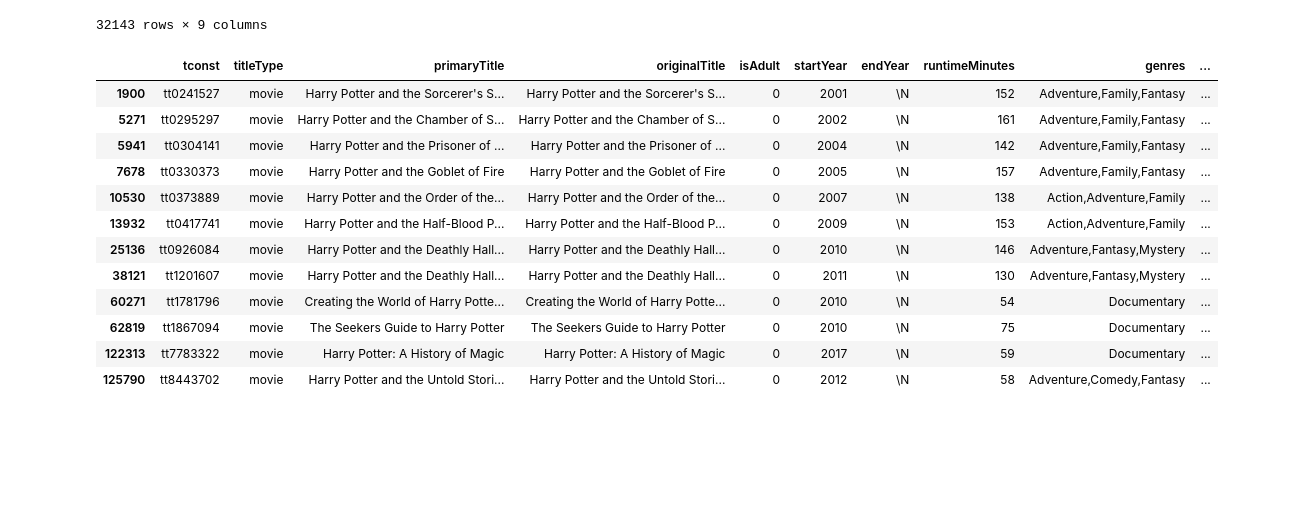
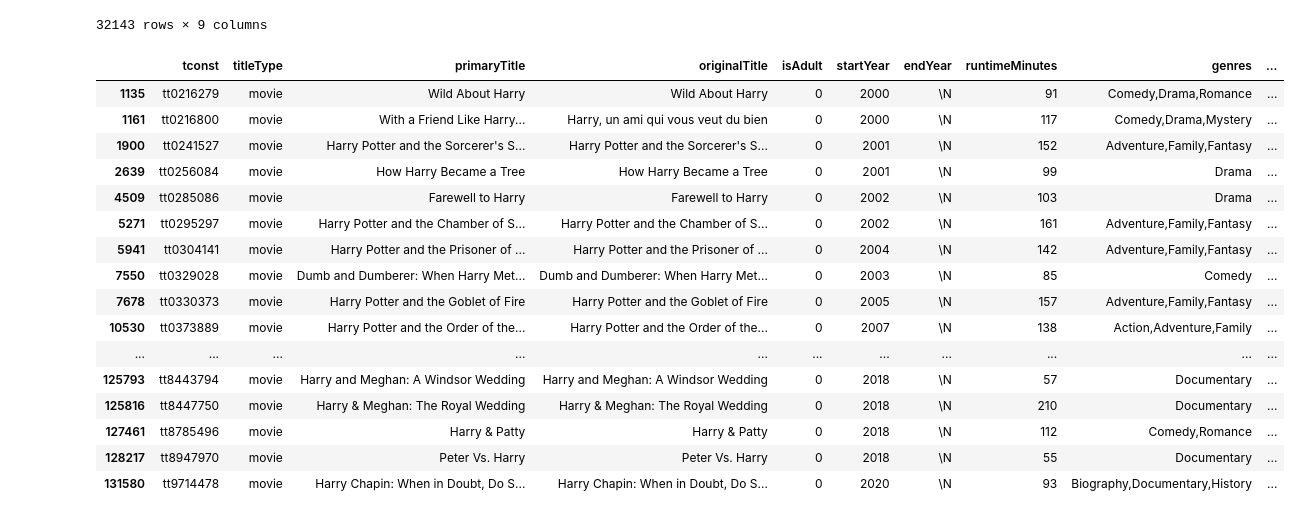
Before and after one commit to HYOB99/MovieRecSite, a Jupyter notebook: exploratory.ipynb, the cells around one changed output. Drawn from its saved outputs; the diff is of its cells as text; code cells hidden in the pictures; blank space fills up the shorter version.

```diff
--- a/exploratory.ipynb
+++ b/exploratory.ipynb
@@ -1,6 +1,7 @@
 # %%
 import pandas as pd
 import numpy as np
-df = pd.read_csv(r"C:\Users\darkt\Documents\GitHub\ppt21\title.basics.tsv\title_basics.tsv", sep='\t')
+title_basics = pd.read_csv(r"C:\Users\darkt\Dropbox\School\FA21\Codable\title.basics.tsv\title_basics.tsv", sep='\t')
+title_crew = pd.read_csv(r"C:\Users\darkt\Dropbox\School\FA21\Codable\title.crew.tsv\title_crew.tsv", sep='\t')
+title_principals = pd.read_csv(r"C:\Users\darkt\Dropbox\School\FA21\Codable\title.principals.tsv\title_principals.tsv", sep='\t')
+title_ratings = pd.read_csv(r"C:\Users\darkt\Dropbox\School\FA21\Codable\title.ratings.tsv\title_ratings.tsv", sep='\t')
-# %%
-rating = pd.read_csv(r"C:\Users\darkt\Documents\GitHub\ppt21\title.ratings.tsv\title_ratings.tsv", sep='\t')
@@ -20,8 +90,3 @@ rating.loc[rating['averageRating'] != '\\N']
 | 1191174 | tt9916766 | 7.1 | 17 |
 | 1191175 | tt9916778 | 7.5 | 31 |
 1191176 rows × 3 columns
-# %%
-df = df.loc[(df['titleType'] == 'movie') & (df['runtimeMinutes'] != '\\N') ]
-df = df.loc[(df['startYear'] != "\\N") & (df['endYear'] == "\\N")]
-df['startYear'] = pd.to_numeric(df["startYear"])
-df = df.loc[df['startYear'] >= 2000]
@@ -44,18 +125,22 @@ df.loc[df['primaryTitle'] != df['originalTitle']]
 # %%
 temp = pd.merge(df, rating, how = 'inner', on = 'tconst')
 # %%
-temp.loc[temp['originalTitle'].str.contains('Harry Potter')]
+temp.loc[temp['originalTitle'].str.contains('Harry')]
 # %% [output]
 |  | tconst | titleType | primaryTitle | originalTitle | isAdult | startYear | endYear | runtimeMinutes | genres | ... |
+| 1135 | tt0216279 | movie | Wild About Harry | Wild About Harry | 0 | 2000 | \N | 91 | Comedy,Drama,Romance | ... |
+| 1161 | tt0216800 | movie | With a Friend Like Harry... | Harry, un ami qui vous veut du bien | 0 | 2000 | \N | 117 | Comedy,Drama,Mystery | ... |
 | 1900 | tt0241527 | movie | Harry Potter and the Sorcerer's S... | Harry Potter and the Sorcerer's S... | 0 | 2001 | \N | 152 | Adventure,Family,Fantasy | ... |
+| 2639 | tt0256084 | movie | How Harry Became a Tree | How Harry Became a Tree | 0 | 2001 | \N | 99 | Drama | ... |
+| 4509 | tt0285086 | movie | Farewell to Harry | Farewell to Harry | 0 | 2002 | \N | 103 | Drama | ... |
 | 5271 | tt0295297 | movie | Harry Potter and the Chamber of S... | Harry Potter and the Chamber of S... | 0 | 2002 | \N | 161 | Adventure,Family,Fantasy | ... |
 | 5941 | tt0304141 | movie | Harry Potter and the Prisoner of ... | Harry Potter and the Prisoner of ... | 0 | 2004 | \N | 142 | Adventure,Family,Fantasy | ... |
+| 7550 | tt0329028 | movie | Dumb and Dumberer: When Harry Met... | Dumb and Dumberer: When Harry Met... | 0 | 2003 | \N | 85 | Comedy | ... |
 | 7678 | tt0330373 | movie | Harry Potter and the Goblet of Fire | Harry Potter and the Goblet of Fire | 0 | 2005 | \N | 157 | Adventure,Family,Fantasy | ... |
 | 10530 | tt0373889 | movie | Harry Potter and the Order of the... | Harry Potter and the Order of the... | 0 | 2007 | \N | 138 | Action,Adventure,Family | ... |
-| 13932 | tt0417741 | movie | Harry Potter and the Half-Blood P... | Harry Potter and the Half-Blood P... | 0 | 2009 | \N | 153 | Action,Adventure,Family | ... |
-| 25136 | tt0926084 | movie | Harry Potter and the Deathly Hall... | Harry Potter and the Deathly Hall... | 0 | 2010 | \N | 146 | Adventure,Fantasy,Mystery | ... |
-| 38121 | tt1201607 | movie | Harry Potter and the Deathly Hall... | Harry Potter and the Deathly Hall... | 0 | 2011 | \N | 130 | Adventure,Fantasy,Mystery | ... |
-| 60271 | tt1781796 | movie | Creating the World of Harry Potte... | Creating the World of Harry Potte... | 0 | 2010 | \N | 54 | Documentary | ... |
-| 62819 | tt1867094 | movie | The Seekers Guide to Harry Potter | The Seekers Guide to Harry Potter | 0 | 2010 | \N | 75 | Documentary | ... |
-| 122313 | tt7783322 | movie | Harry Potter: A History of Magic | Harry Potter: A History of Magic | 0 | 2017 | \N | 59 | Documentary | ... |
-| 125790 | tt8443702 | movie | Harry Potter and the Untold Stori... | Harry Potter and the Untold Stori... | 0 | 2012 | \N | 58 | Adventure,Comedy,Fantasy | ... |
+| ... | ... | ... | ... | ... | ... | ... | ... | ... | ... | ... |
+| 125793 | tt8443794 | movie | Harry and Meghan: A Windsor Wedding | Harry and Meghan: A Windsor Wedding | 0 | 2018 | \N | 57 | Documentary | ... |
+| 125816 | tt8447750 | movie | Harry & Meghan: The Royal Wedding | Harry & Meghan: The Royal Wedding | 0 | 2018 | \N | 210 | Documentary | ... |
+| 127461 | tt8785496 | movie | Harry & Patty | Harry & Patty | 0 | 2018 | \N | 112 | Comedy,Romance | ... |
+| 128217 | tt8947970 | movie | Peter Vs. Harry | Peter Vs. Harry | 0 | 2018 | \N | 55 | Documentary | ... |
+| 131580 | tt9714478 | movie | Harry Chapin: When in Doubt, Do S... | Harry Chapin: When in Doubt, Do S... | 0 | 2020 | \N | 93 | Biography,Documentary,History | ... |
```
Also changed, not shown: parts of 7 cells of this notebook.
